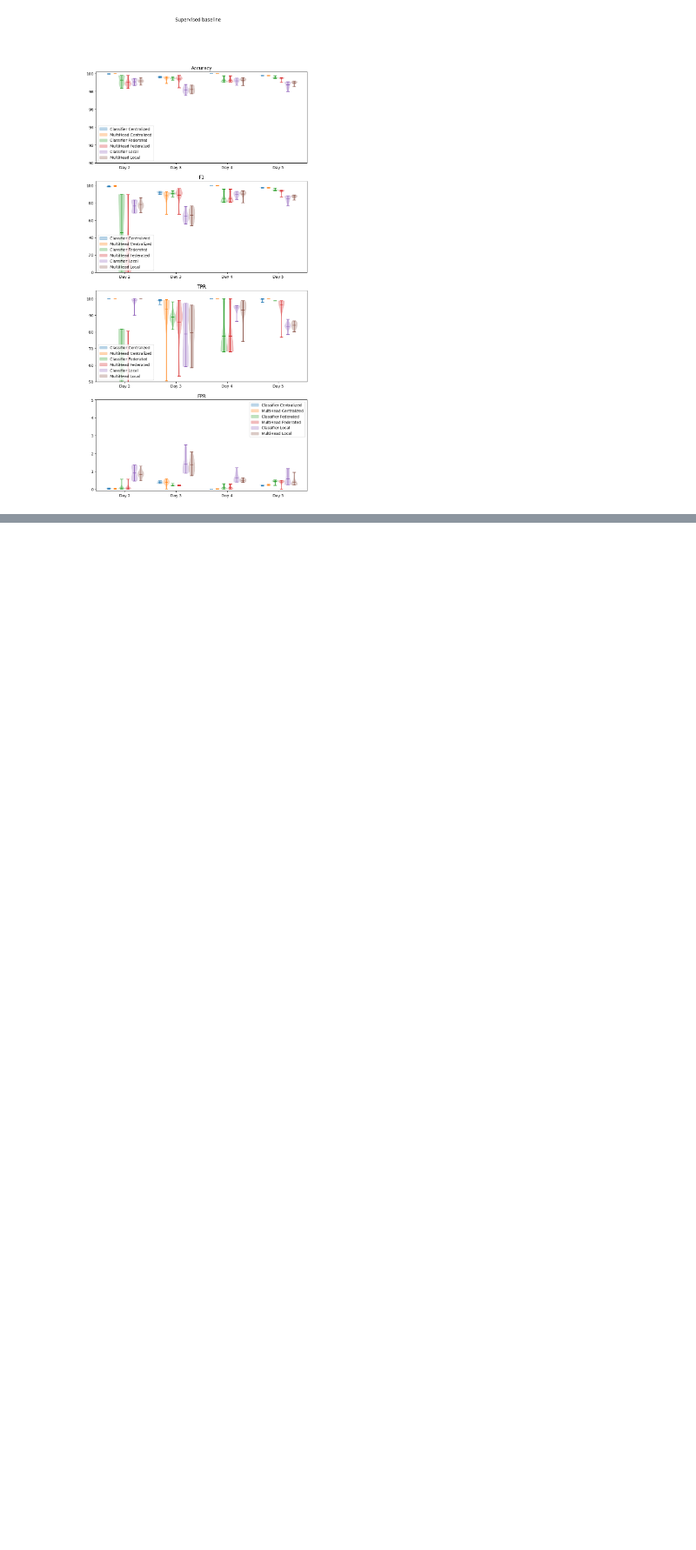
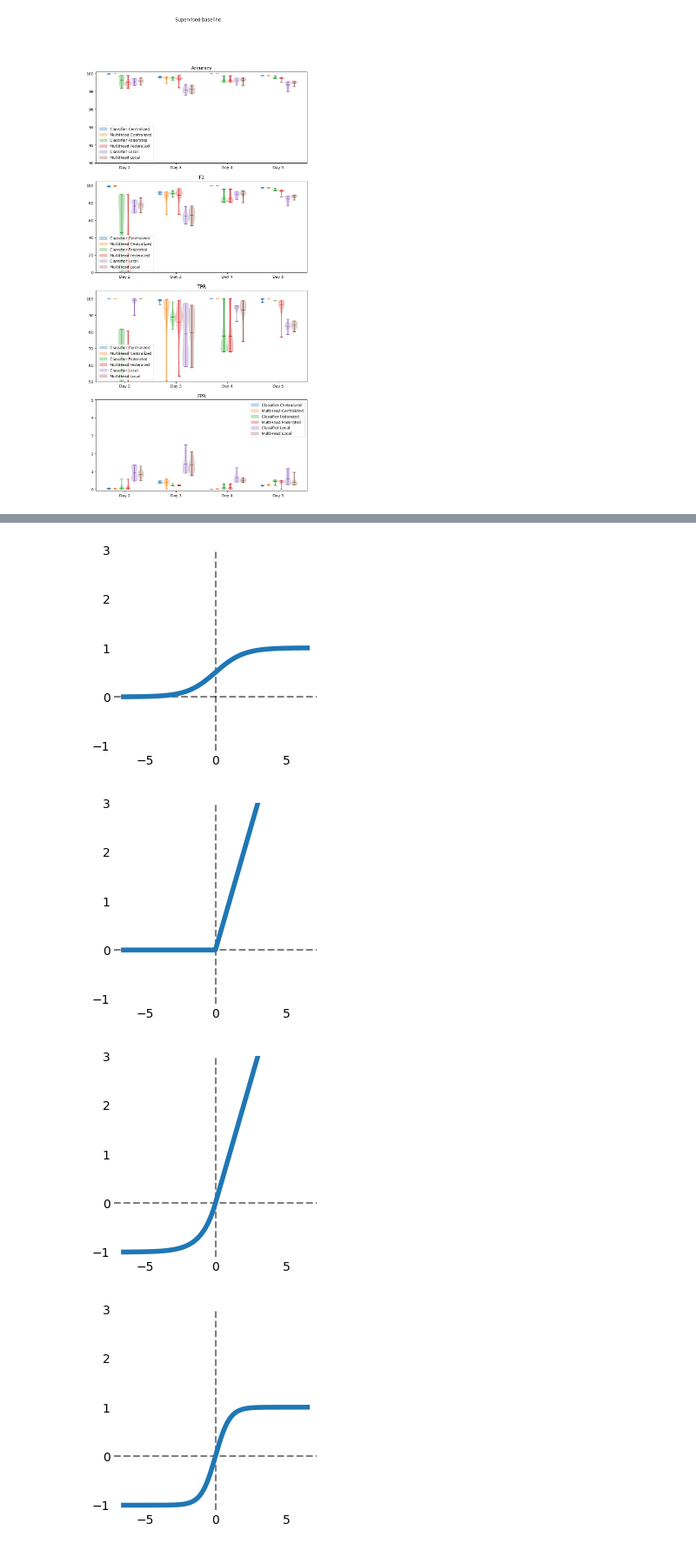
Before and after one commit to stratosphereips/feel_project, a Jupyter notebook: analysis/experiment_results.ipynb, the cells around one changed output, grey strips where cells are left out. Shown at 87% size. Drawn from its saved outputs; the diff is of its cells as text; code cells hidden in the pictures; blank space fills up the shorter version.

```diff
--- a/analysis/experiment_results.ipynb
+++ b/analysis/experiment_results.ipynb
@@ -705,0 +1007,32 @@ plot_ad(results_ad, "Anomaly Detection", [[100.2, 90], [105, 0], [50, 40], [10,
+# %%
+import numpy as np
+sigmoid = lambda x: 1 / (1 + np.exp(-x))
+relu = lambda x: np.max([np.zeros_like(x), x], axis=0)
+elu = lambda x: np.hstack([np.exp(x[x<0]) - 1, x[x>0]])
+tanh = lambda x: (np.exp(x) - np.exp(-x)) / (np.exp(x) + np.exp(-x))
+
+
+x = np.linspace(-6.5, 6.5, 1000)
+
+for name, fun in [('Sigmoid', sigmoid), ('ReLu', relu), ('ELU', elu), ('Tanh', tanh)]:
+    fig, ax = plt.subplots(figsize=(3, 3))
+    ax.axhline(y=0, color='k', alpha=0.5, linestyle='--')
+    ax.axvline(x=0, color='k', alpha=0.5, linestyle='--')
+    ax.set_ylim((-1.1, 3))
+    #ax.set_yticks([])
+    #ax.set_xticks([])
+
+    ax.spines['top'].set_visible(False)
+    ax.spines['right'].set_visible(False)
+    ax.spines['bottom'].set_visible(False)
+    ax.spines['left'].set_visible(False)
+
+    ax.tick_params(axis=u'both', which=u'both',length=0)
+
+    plt.plot(x, fun(x), linewidth=4)
+    plt.savefig(f'activation_{name}.pdf')
+# %% [output]
+[figure, added]
+[figure, added]
+[figure, added]
+[figure, added]
```
Also changed, not shown: parts of 23 cells of this notebook, 19 other files.
